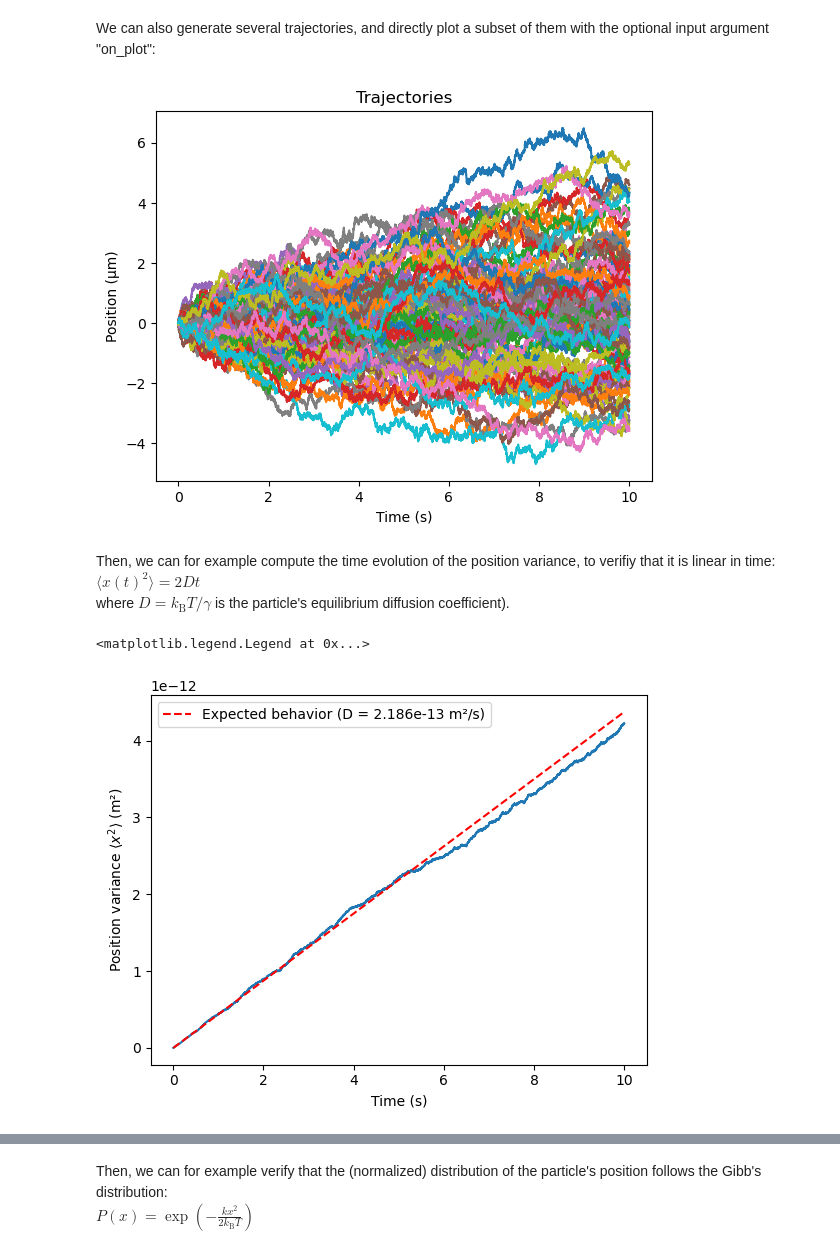
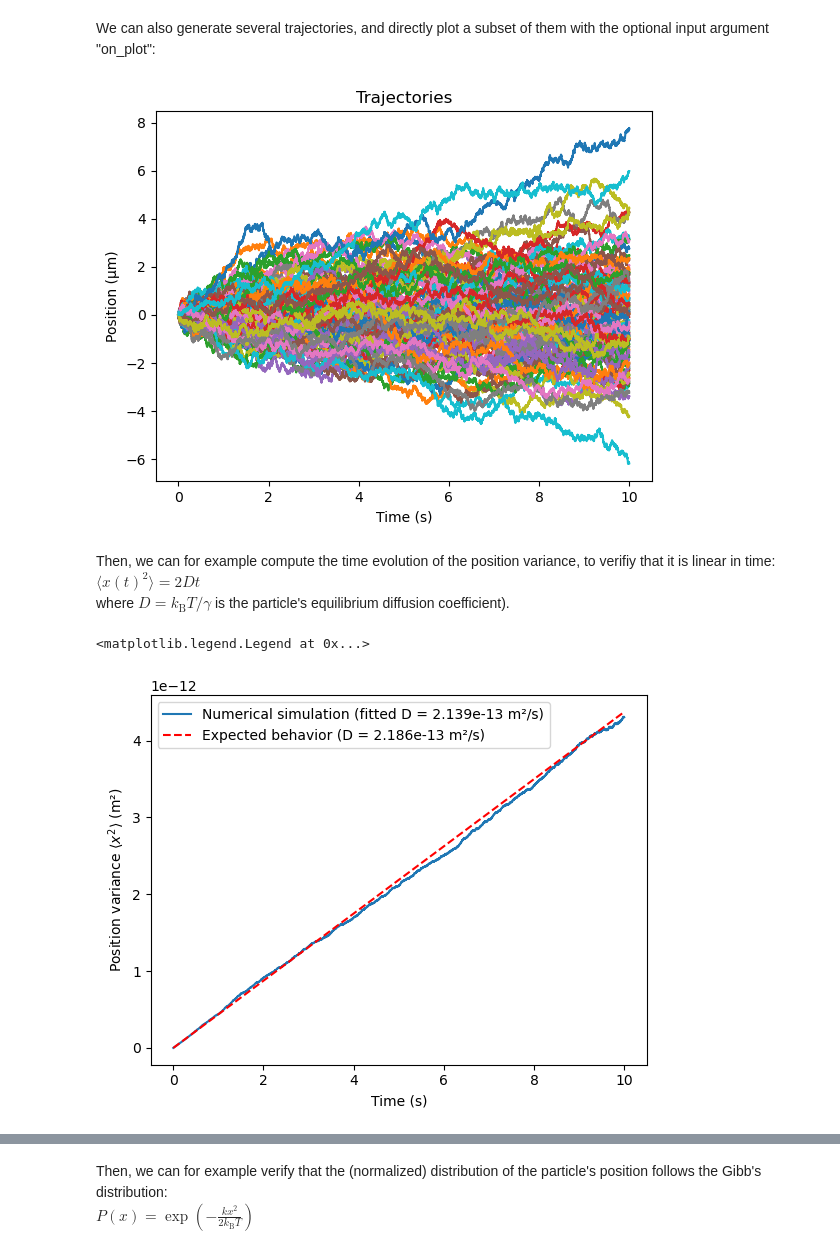
Before and after one commit to aberut/BrownianSimulation1D, a Jupyter notebook: Examples.ipynb, the cells around one changed output, grey strips where cells are left out. Saved outputs shown, nothing was run; the diff lists cells and outputs as text; code cells hidden in the pictures.

```diff
--- a/Examples.ipynb
+++ b/Examples.ipynb
@@ -70,12 +83,12 @@ Text(0, 0.5, 'Position (µm)')
 # %% [markdown]
 We can also generate several trajectories, and directly plot a subset of them with the optional input argument "on_plot":
 # %%
-nb = 1000 #the number of trajectories that will be generated
+nb = 2000 #the number of trajectories that will be generated
 nb_plot=100 #the number of trajectories that will directly be plotted
 
 traj_x,time = Brownian_simu(nb_part=nb,duration=t,dt=dt,r=radius,eta=viscosity,T=T,on_plot=True,nb_plot=nb_plot)
 # %% [output]
-[figure, old version]
+[figure, new version]
 # %% [markdown]
 Then, we can for example compute the time evolution of the position variance, to verifiy that it is linear in time:
 $\langle x(t)^2 \rangle = 2Dt$
@@ -83,16 +96,19 @@ where $D = k_\mathrm{B}T/\gamma$ is the particle's equilibrium diffusion coeffic
 # %%
 variance = np.var(traj_x,0) #compute the variance
 
+p=np.polyfit(time,variance,1) #first order polynomial fit
+D_exp=p[0]/2 #measured value of the diffusion coefficient
+
 D = k_B*T/(6*np.pi*radius*viscosity) #expected value of the diffusion coefficient
 
-plt.plot(time,variance)
+plt.plot(time,variance,label='Numerical simulation (fitted D = {:.4} m²/s)'.format(D_exp))
 plt.plot(time, time*2*D,'r--',label='Expected behavior (D = {:.4} m²/s)'.format(D))
 plt.xlabel('Time (s)')
 plt.ylabel(r'Position variance $\langle x^2 \rangle$ (m²)')
 plt.legend()
 # %% [output]
 <matplotlib.legend.Legend at 0x...>
-[figure, old version]
+[figure, new version]
 # %% [markdown]
 ## <a name="trap"></a> 2) Trajectories of particles held in an optical trap
 
```
Also changed, not shown: parts of 27 cells of this notebook, 4 other files.
